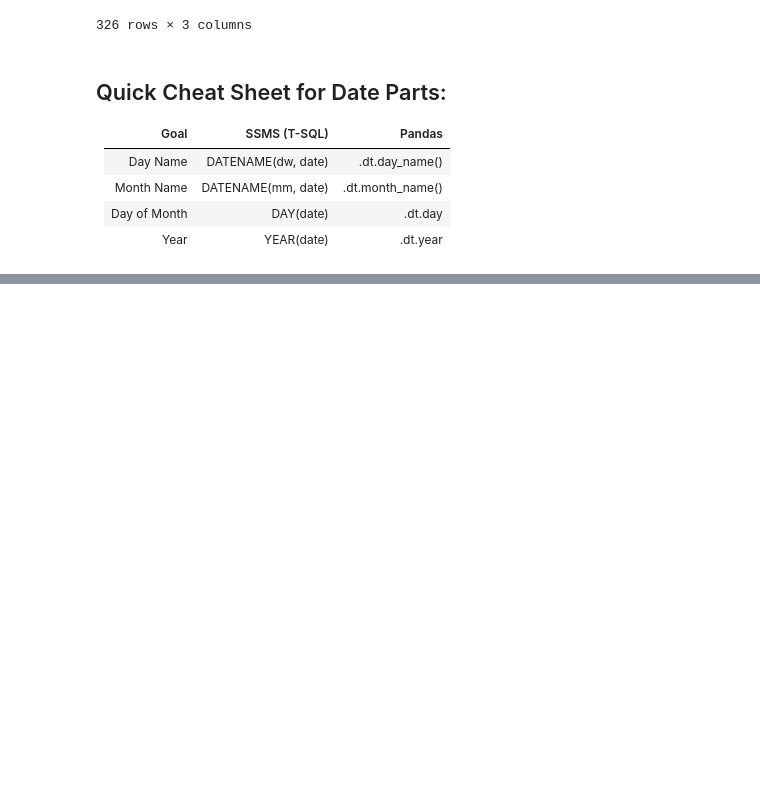
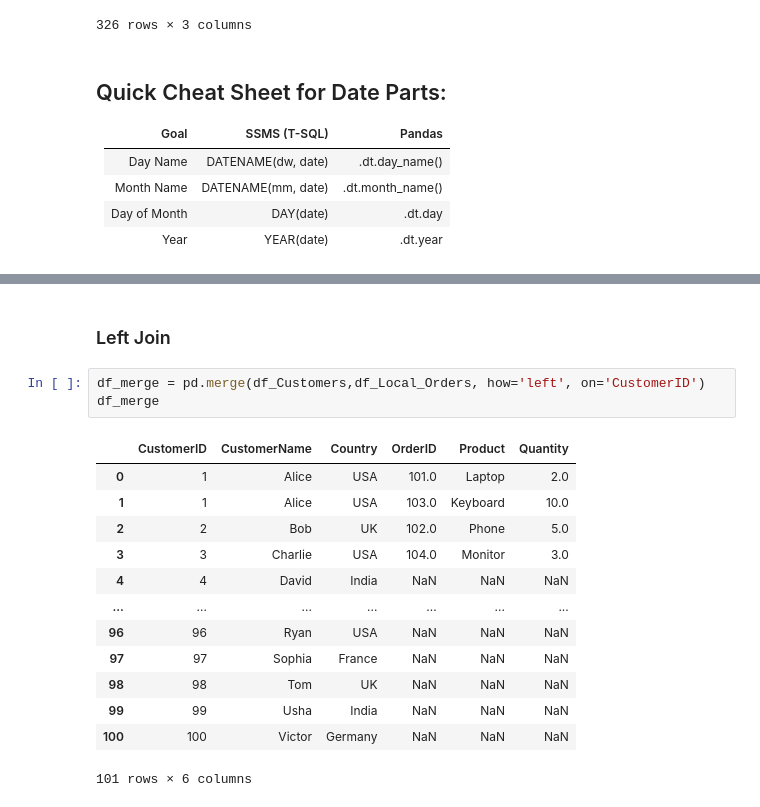
Before and after one commit to bhavsarsahil/Data_Anaylst_Practice, a Jupyter notebook: Data_Analyst_Practice/SQL/Pandas_With_SQL.ipynb, the cells around one changed output, grey strips where cells are left out. Drawn from its saved outputs; the diff is of its cells as text; blank space fills up the shorter version.

```diff
--- a/Data_Analyst_Practice/SQL/Pandas_With_SQL.ipynb
+++ b/Data_Analyst_Practice/SQL/Pandas_With_SQL.ipynb
@@ -244,0 +358,19 @@ result
+# %% [markdown]
+### Left Join
+# %%
+df_merge = pd.merge(df_Customers,df_Local_Orders, how='left', on='CustomerID')
+df_merge
+# %% [output]
+|  | CustomerID | CustomerName | Country | OrderID | Product | Quantity |
+| 0 | 1 | Alice | USA | 101.0 | Laptop | 2.0 |
+| 1 | 1 | Alice | USA | 103.0 | Keyboard | 10.0 |
+| 2 | 2 | Bob | UK | 102.0 | Phone | 5.0 |
+| 3 | 3 | Charlie | USA | 104.0 | Monitor | 3.0 |
+| 4 | 4 | David | India | NaN | NaN | NaN |
+| ... | ... | ... | ... | ... | ... | ... |
+| 96 | 96 | Ryan | USA | NaN | NaN | NaN |
+| 97 | 97 | Sophia | France | NaN | NaN | NaN |
+| 98 | 98 | Tom | UK | NaN | NaN | NaN |
+| 99 | 99 | Usha | India | NaN | NaN | NaN |
+| 100 | 100 | Victor | Germany | NaN | NaN | NaN |
+101 rows × 6 columns
```
Also changed, not shown: parts of 17 cells of this notebook.
